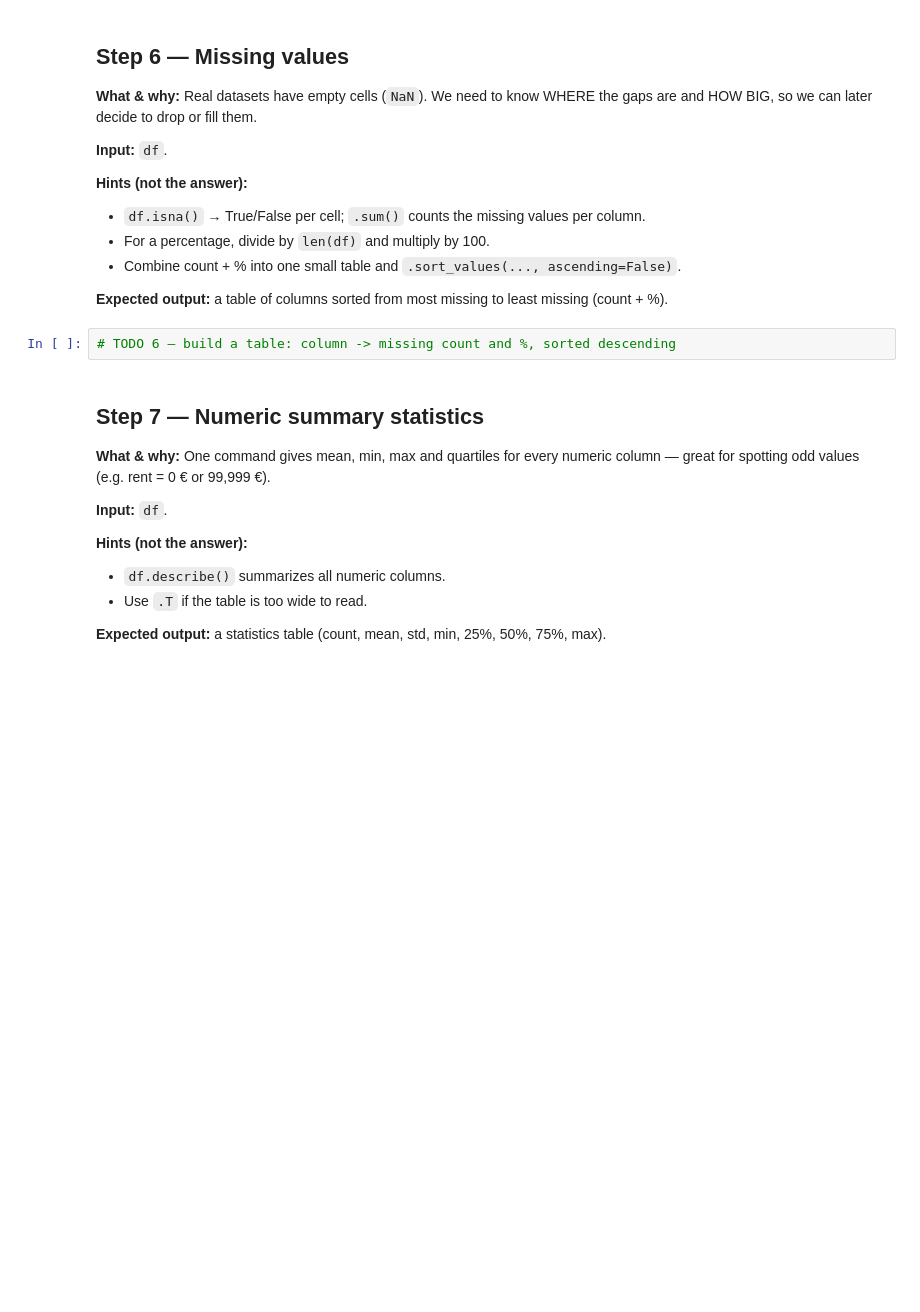
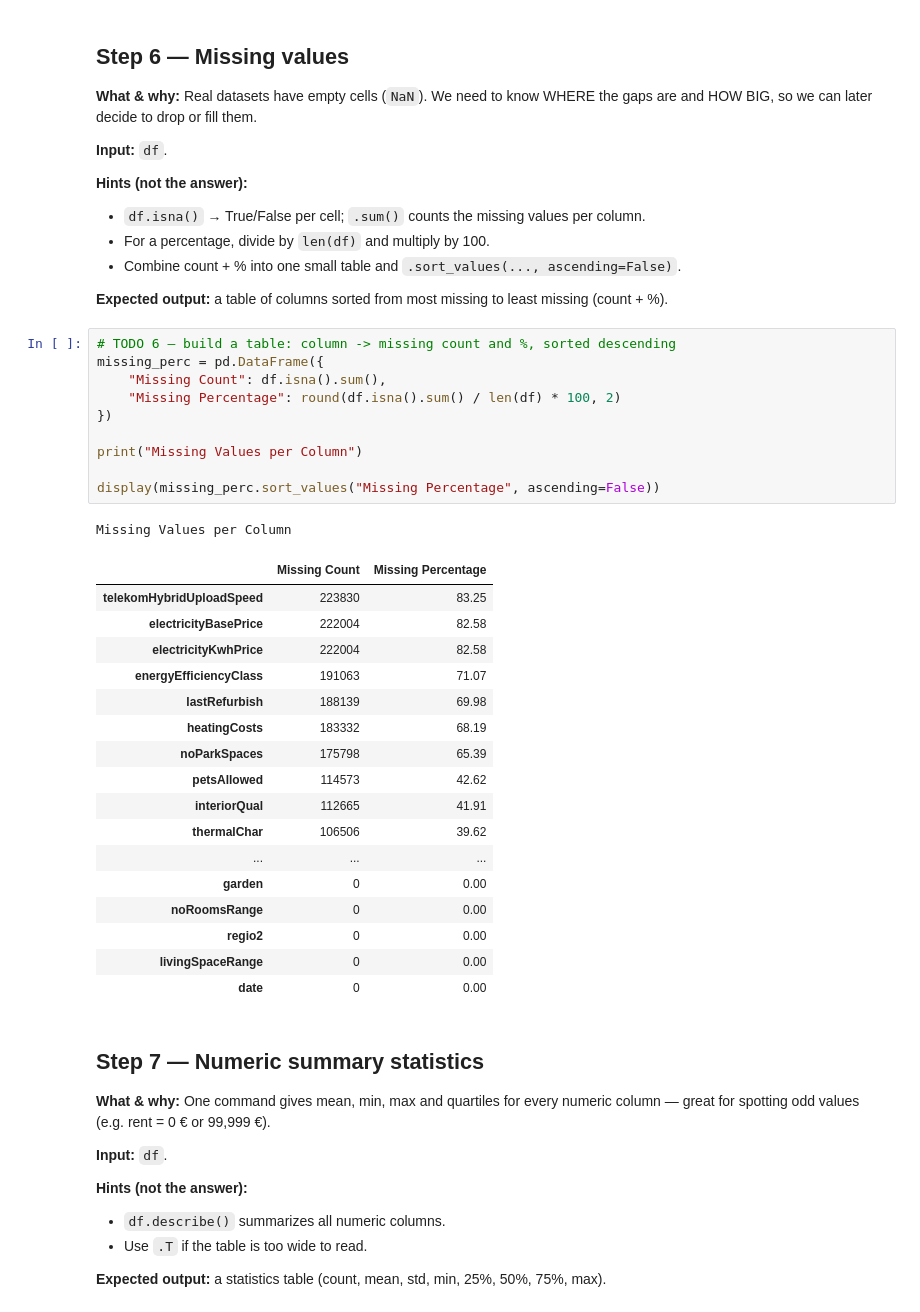
Before and after one commit to Senda-Nasr/germany-housing-market-analysis, a Jupyter notebook: notebooks/01_explore_data.ipynb, the cells around one changed output. Drawn from its saved outputs; the diff is of its cells as text; blank space fills up the shorter version.

```diff
--- a/notebooks/01_explore_data.ipynb
+++ b/notebooks/01_explore_data.ipynb
@@ -100,6 +199,33 @@ print(pd.__version__)
 **Expected output:** a table of columns sorted from most missing to least missing (count + %).
 # %%
 # TODO 6 — build a table: column -> missing count and %, sorted descending
+missing_perc = pd.DataFrame({
+    "Missing Count": df.isna().sum(),
+    "Missing Percentage": round(df.isna().sum() / len(df) * 100, 2)
+})
+
+print("Missing Values per Column")
+
+display(missing_perc.sort_values("Missing Percentage", ascending=False))
+# %% [output]
+Missing Values per Column
+|  | Missing Count | Missing Percentage |
+| telekomHybridUploadSpeed | 223830 | 83.25 |
+| electricityBasePrice | 222004 | 82.58 |
+| electricityKwhPrice | 222004 | 82.58 |
+| energyEfficiencyClass | 191063 | 71.07 |
+| lastRefurbish | 188139 | 69.98 |
+| heatingCosts | 183332 | 68.19 |
+| noParkSpaces | 175798 | 65.39 |
+| petsAllowed | 114573 | 42.62 |
+| interiorQual | 112665 | 41.91 |
+| thermalChar | 106506 | 39.62 |
+| ... | ... | ... |
+| garden | 0 | 0.00 |
+| noRoomsRange | 0 | 0.00 |
+| regio2 | 0 | 0.00 |
+| livingSpaceRange | 0 | 0.00 |
+| date | 0 | 0.00 |
 # %% [markdown]
 ## Step 7 — Numeric summary statistics
 
```
Also changed, not shown: parts of 11 cells of this notebook.
